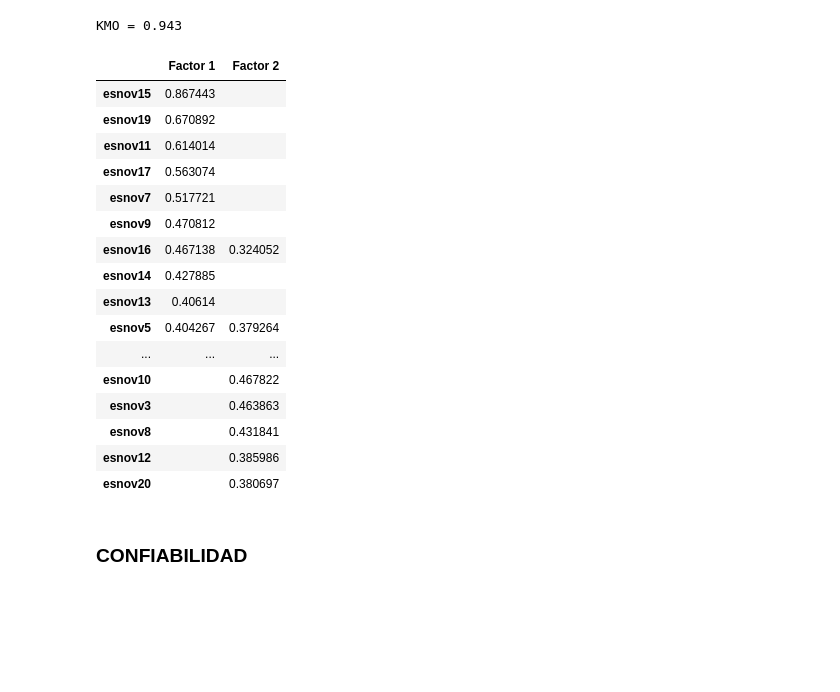
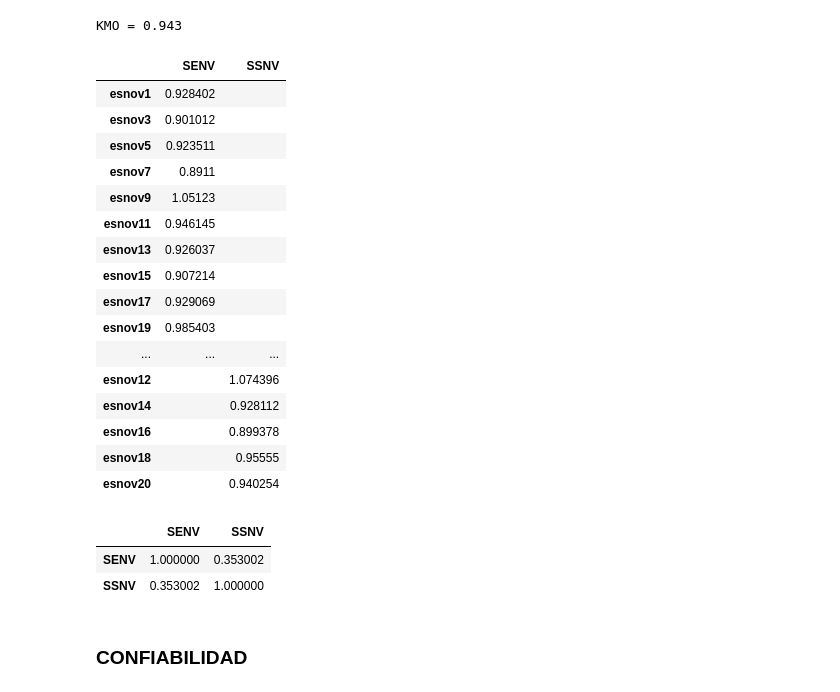
Before and after one commit to jisaaco/everchanging, a Jupyter notebook: factor_analysis_karina.ipynb, the cells around one changed output. Drawn from its saved outputs; the diff is of its cells as text; code cells hidden in the pictures; blank space fills up the shorter version.

```diff
--- a/factor_analysis_karina.ipynb
+++ b/factor_analysis_karina.ipynb
@@ -190,37 +217,50 @@ kmo_all,kmo_model=calculate_kmo(Z_con)
 print('KMO =', f'{kmo_model:.3}')
 # %% [output]
 KMO = 0.943
-# %%
-fa = FactorAnalyzer(n_factors = 2,
-                    rotation = 'oblimin',
-                    method = 'minres',
-                    use_smc = True)
-fa.fit(Z_con)
-
-loadings = pd.DataFrame(fa.loadings_, columns=['Factor 1', 'Factor 2'], index = esnov_con.columns)
-loadings = loadings.applymap(lambda x:np.nan if abs(x) < 0.3 else x)
-loadings = loadings.sort_values(by = ['Factor 1', 'Factor 2'],
-                     ascending = [False, False])
-loadings = loadings.replace(np.nan, '', regex = True)
-loadings
-# %% [output]
-|  | Factor 1 | Factor 2 |
-| esnov15 | 0.867443 |  |
-| esnov19 | 0.670892 |  |
-| esnov11 | 0.614014 |  |
-| esnov17 | 0.563074 |  |
-| esnov7 | 0.517721 |  |
-| esnov9 | 0.470812 |  |
-| esnov16 | 0.467138 | 0.324052 |
-| esnov14 | 0.427885 |  |
-| esnov13 | 0.40614 |  |
-| esnov5 | 0.404267 | 0.379264 |
-| ... | ... | ... |
-| esnov10 |  | 0.467822 |
-| esnov3 |  | 0.463863 |
-| esnov8 |  | 0.431841 |
-| esnov12 |  | 0.385986 |
-| esnov20 |  | 0.380697 |
+# %%
+factores = ['SENV', 'SSNV']
+model_dict = {'SENV':['esnov1', 'esnov3', 'esnov5', 'esnov7', 'esnov9',
+                      'esnov11', 'esnov13', 'esnov15', 'esnov17', 'esnov19'],
+              'SSNV':['esnov2', 'esnov4', 'esnov6', 'esnov8', 'esnov10',
+                      'esnov12', 'esnov14', 'esnov16', 'esnov18', 'esnov20']}
+model_spec = ModelSpecificationParser.parse_model_specification_from_dict(esnov_con,
+                                                                          model_dict)
+
+cfa = ConfirmatoryFactorAnalyzer(model_spec,
+                                 disp = False)
+cfa.fit(esnov_con.values)
+
+loadings = pd.DataFrame(cfa.loadings_,
+                        columns = factores,
+                        index = sum(model_dict.values(), []))
+loadings = loadings.replace(0, '', regex = True)
+loadings
+# %% [output]
+|  | SENV | SSNV |
+| esnov1 | 0.928402 |  |
+| esnov3 | 0.901012 |  |
+| esnov5 | 0.923511 |  |
+| esnov7 | 0.8911 |  |
+| esnov9 | 1.05123 |  |
+| esnov11 | 0.946145 |  |
+| esnov13 | 0.926037 |  |
+| esnov15 | 0.907214 |  |
+| esnov17 | 0.929069 |  |
+| esnov19 | 0.985403 |  |
+| ... | ... | ... |
+| esnov12 |  | 1.074396 |
+| esnov14 |  | 0.928112 |
+| esnov16 |  | 0.899378 |
+| esnov18 |  | 0.95555 |
+| esnov20 |  | 0.940254 |
+# %%
+corr = cfa.factor_varcovs_
+corr = pd.DataFrame(data = corr, columns = factores, index = factores)
+corr
+# %% [output]
+|  | SENV | SSNV |
+| SENV | 1.000000 | 0.353002 |
+| SSNV | 0.353002 | 1.000000 |
 # %% [markdown]
 ### CONFIABILIDAD
 # %%
```
Also changed, not shown: parts of 8 cells of this notebook.
